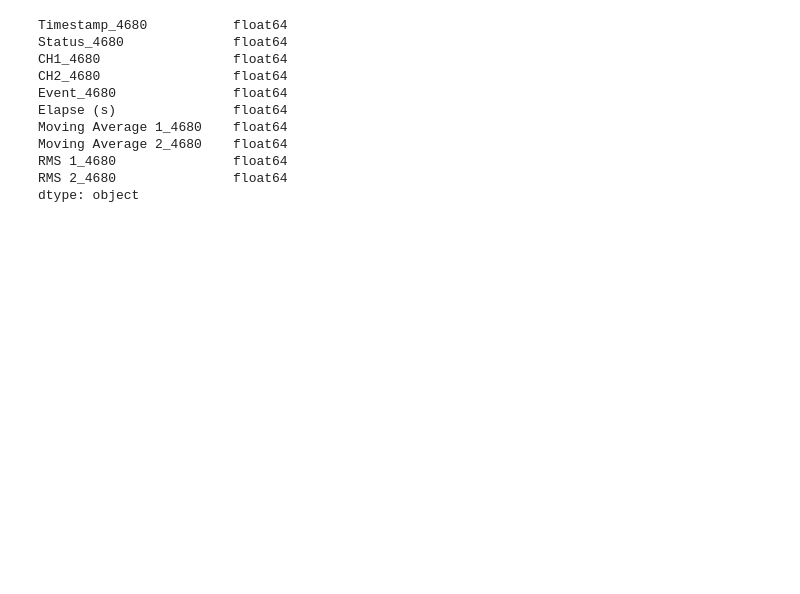
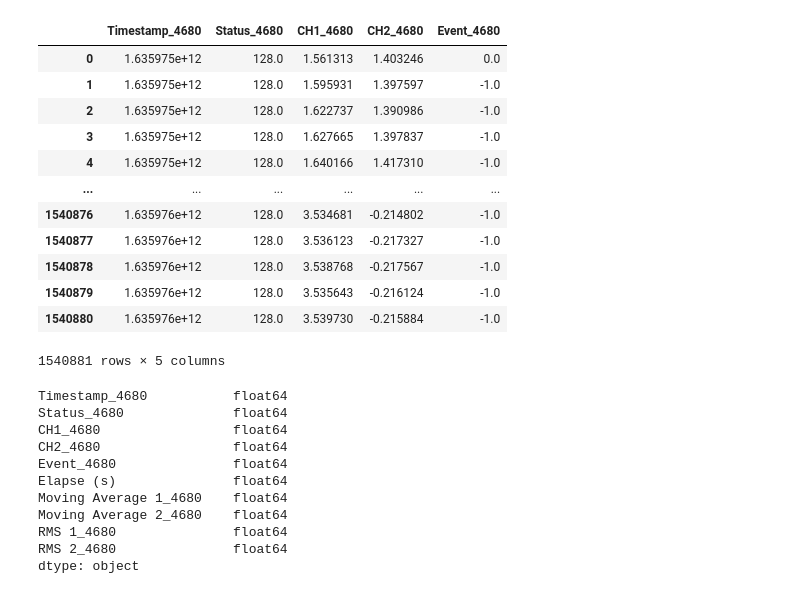
Before and after one commit to eearchey/iron_handmaidens, a Jupyter notebook: iron_handmaidens/testing.ipynb, the cells around one changed output. Drawn from its saved outputs; the diff is of its cells as text; code cells hidden in the pictures; blank space fills up the shorter version.

Commit message:
Added documentation for functions and improved column name usage

```diff
--- a/iron_handmaidens/testing.ipynb
+++ b/iron_handmaidens/testing.ipynb
@@ -9,3 +7,19 @@ df = pd.read_csv('/Users/aldenmoreton/Documents/iron_handmaidens/test_data/parti
+# %%
+data.df
+# %% [output]
+|  | Timestamp_4680 | Status_4680 | CH1_4680 | CH2_4680 | Event_4680 |
+| 0 | 1.635975e+12 | 128.0 | 1.561313 | 1.403246 | 0.0 |
+| 1 | 1.635975e+12 | 128.0 | 1.595931 | 1.397597 | -1.0 |
+| 2 | 1.635975e+12 | 128.0 | 1.622737 | 1.390986 | -1.0 |
+| 3 | 1.635975e+12 | 128.0 | 1.627665 | 1.397837 | -1.0 |
+| 4 | 1.635975e+12 | 128.0 | 1.640166 | 1.417310 | -1.0 |
+| ... | ... | ... | ... | ... | ... |
+| 1540876 | 1.635976e+12 | 128.0 | 3.534681 | -0.214802 | -1.0 |
+| 1540877 | 1.635976e+12 | 128.0 | 3.536123 | -0.217327 | -1.0 |
+| 1540878 | 1.635976e+12 | 128.0 | 3.538768 | -0.217567 | -1.0 |
+| 1540879 | 1.635976e+12 | 128.0 | 3.535643 | -0.216124 | -1.0 |
+| 1540880 | 1.635976e+12 | 128.0 | 3.539730 | -0.215884 | -1.0 |
+1540881 rows × 5 columns
 # %%
 data.preprocess().df.dtypes
 # %% [output]
```
Also changed, not shown: parts of 2 cells of this notebook, 4 other files.
